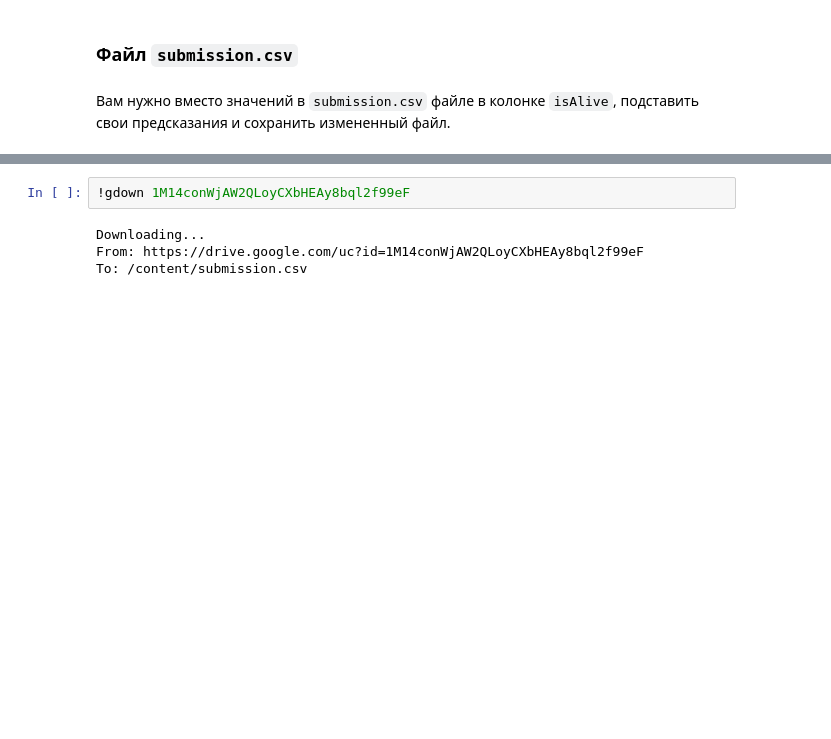
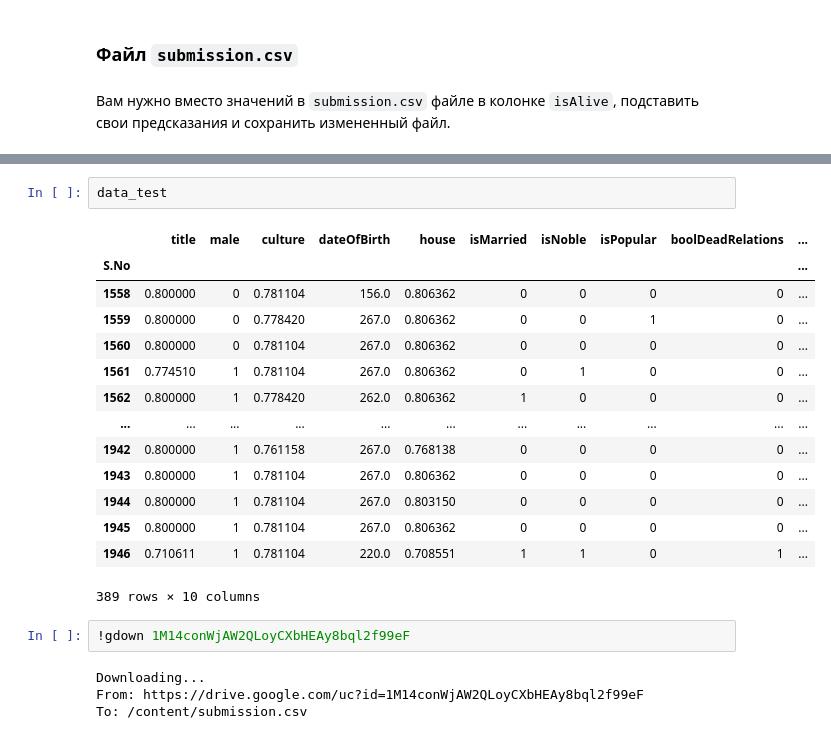
Before and after one commit to RedkinDenis/DeepLearning, a Jupyter notebook: week_01_ml_intro/Homework/hw_1_game_of_thrones.ipynb, the cells around one changed output, grey strips where cells are left out. Drawn from its saved outputs; the diff is of its cells as text; blank space fills up the shorter version.

```diff
--- a/week_01_ml_intro/Homework/hw_1_game_of_thrones.ipynb
+++ b/week_01_ml_intro/Homework/hw_1_game_of_thrones.ipynb
@@ -780,3 +820,20 @@ Accuracy: 0.8333333333333334
+# %%
+data_test
+# %% [output]
+|  | title | male | culture | dateOfBirth | house | isMarried | isNoble | isPopular | boolDeadRelations | ... |
+| S.No |  |  |  |  |  |  |  |  |  | ... |
+| 1558 | 0.800000 | 0 | 0.781104 | 156.0 | 0.806362 | 0 | 0 | 0 | 0 | ... |
+| 1559 | 0.800000 | 0 | 0.778420 | 267.0 | 0.806362 | 0 | 0 | 1 | 0 | ... |
+| 1560 | 0.800000 | 0 | 0.781104 | 267.0 | 0.806362 | 0 | 0 | 0 | 0 | ... |
+| 1561 | 0.774510 | 1 | 0.781104 | 267.0 | 0.806362 | 0 | 1 | 0 | 0 | ... |
+| 1562 | 0.800000 | 1 | 0.778420 | 262.0 | 0.806362 | 1 | 0 | 0 | 0 | ... |
+| ... | ... | ... | ... | ... | ... | ... | ... | ... | ... | ... |
+| 1942 | 0.800000 | 1 | 0.761158 | 267.0 | 0.768138 | 0 | 0 | 0 | 0 | ... |
+| 1943 | 0.800000 | 1 | 0.781104 | 267.0 | 0.806362 | 0 | 0 | 0 | 0 | ... |
+| 1944 | 0.800000 | 1 | 0.781104 | 267.0 | 0.803150 | 0 | 0 | 0 | 0 | ... |
+| 1945 | 0.800000 | 1 | 0.781104 | 267.0 | 0.806362 | 0 | 0 | 0 | 0 | ... |
+| 1946 | 0.710611 | 1 | 0.781104 | 220.0 | 0.708551 | 1 | 1 | 0 | 1 | ... |
+389 rows × 10 columns
 # %%
 !gdown 1M14conWjAW2QLoyCXbHEAy8bql2f99eF
 # %% [output]
```
Also changed, not shown: parts of 33 cells of this notebook.
